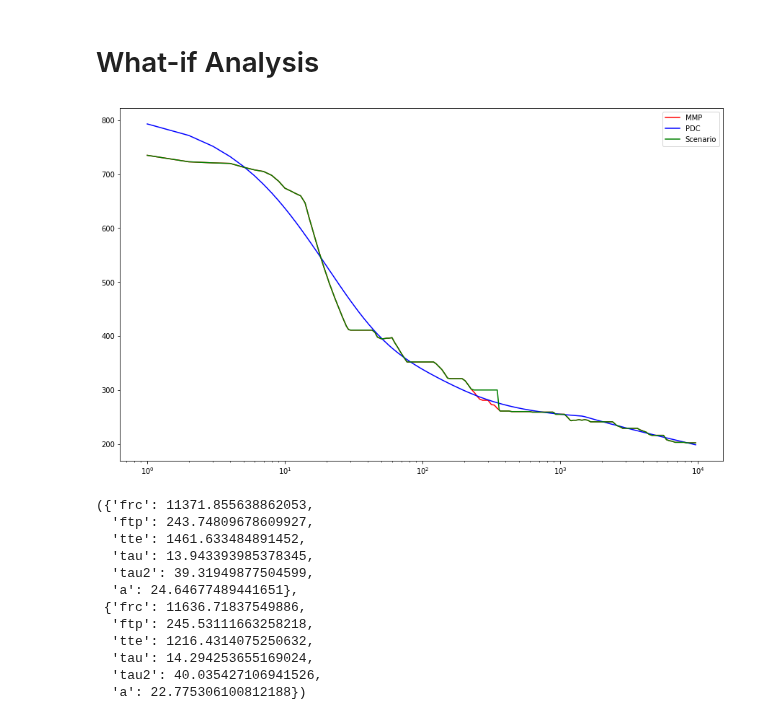
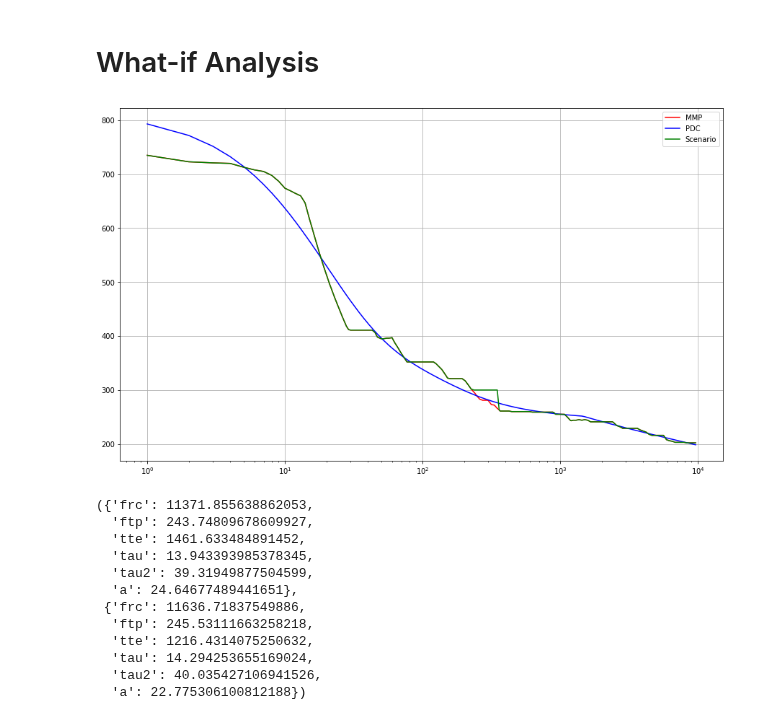
Before and after one commit to jpequegn/wkoAnalysis, a Jupyter notebook: notebooks/PDC Curve Fitting.ipynb, the cells around one changed output. Saved outputs shown, nothing was run; the diff lists cells and outputs as text; code cells hidden in the pictures.

```diff
--- a/notebooks/PDC Curve Fitting.ipynb
+++ b/notebooks/PDC Curve Fitting.ipynb
@@ -97,12 +107,13 @@ addNewBest(df_temp, 360, 300)
 # %%
 plt.figure(figsize=(15,9))
 plt.plot(df_x, df['Watts'], label='MMP', color='r')
 plt.plot(df_x, fit, label='PDC', color='b')
 plt.plot(df_x, df_temp['Watts'], label='Scenario', color='g')
+plt.grid(True)
 plt.legend()
 plt.xscale('log')
 # %% [output]
-[figure, old version]
+[figure, new version]
 # %%
 result_scen, fit_scen = fit_curve(df_temp['Secs'], df_temp['Watts'])
 result.best_values, result_scen.best_values
```
Also changed, not shown: parts of 4 cells of this notebook.
